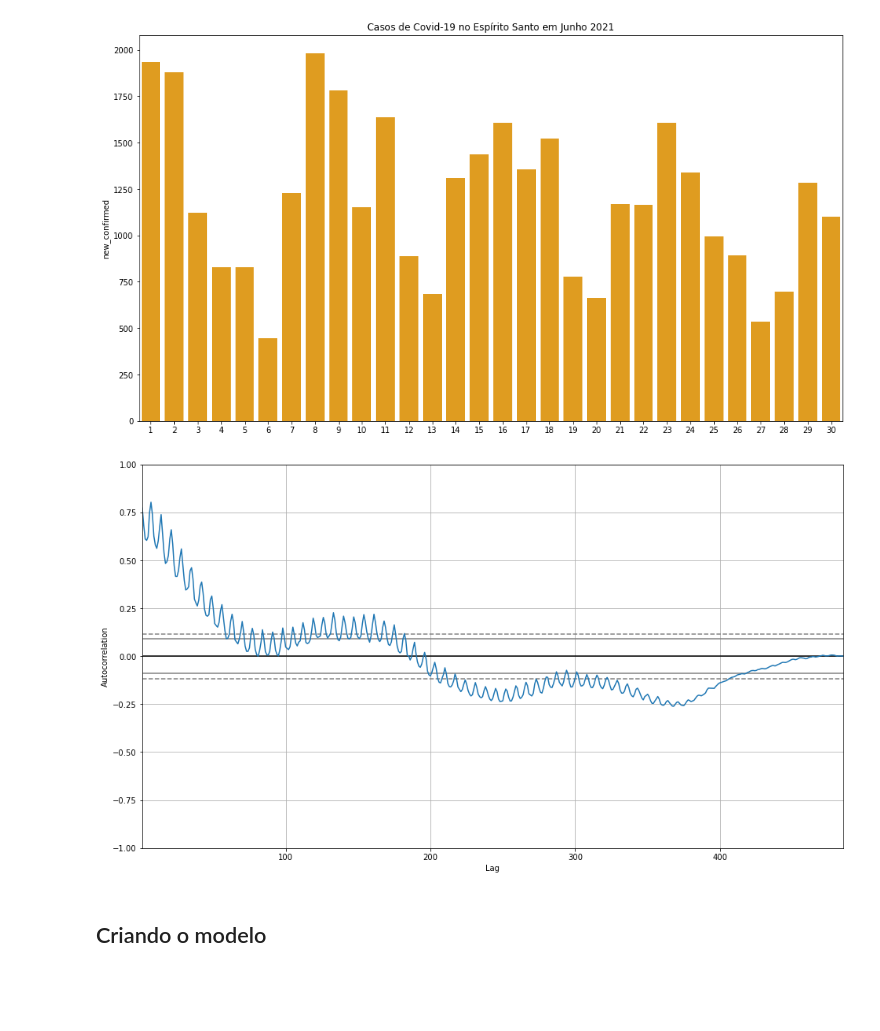
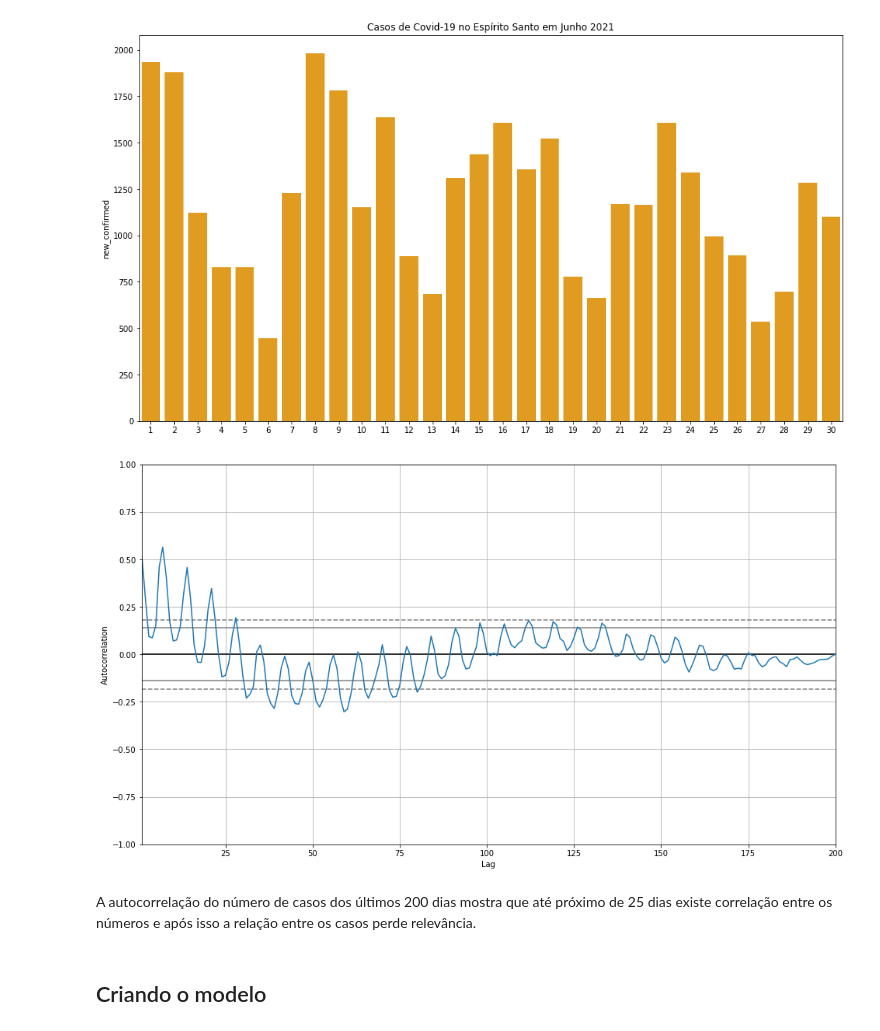
Before and after one commit to antoniodragoc/Projeto_Modulo_03, a Jupyter notebook: Projeto_Modulo_03.ipynb, the cells around one changed output. Cells and saved outputs as stored; diff of their text form; code cells hidden in the pictures; blank space fills up the shorter version.

```diff
--- a/Projeto_Modulo_03.ipynb
+++ b/Projeto_Modulo_03.ipynb
@@ -452,9 +452,11 @@ plt.show()
 [figure]
 [figure]
 # %%
-autocorrelation_plot(data['new_confirmed']);
+autocorrelation_plot(data['new_confirmed'][data.shape[0]-200:]);
 # %% [output]
-[figure, old version]
+[figure, new version]
+# %% [markdown]
+A autocorrelação do número de casos dos últimos 200 dias mostra que até próximo de 25 dias existe correlação entre os números e após isso a relação entre os casos perde relevância.
 # %% [markdown]
 ## Criando o modelo
 # %%
```
Also changed, not shown: parts of 20 cells of this notebook.
